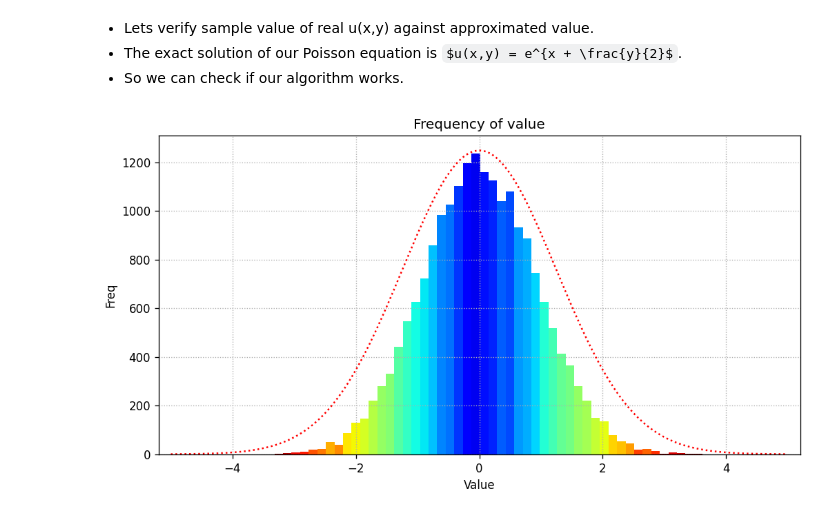
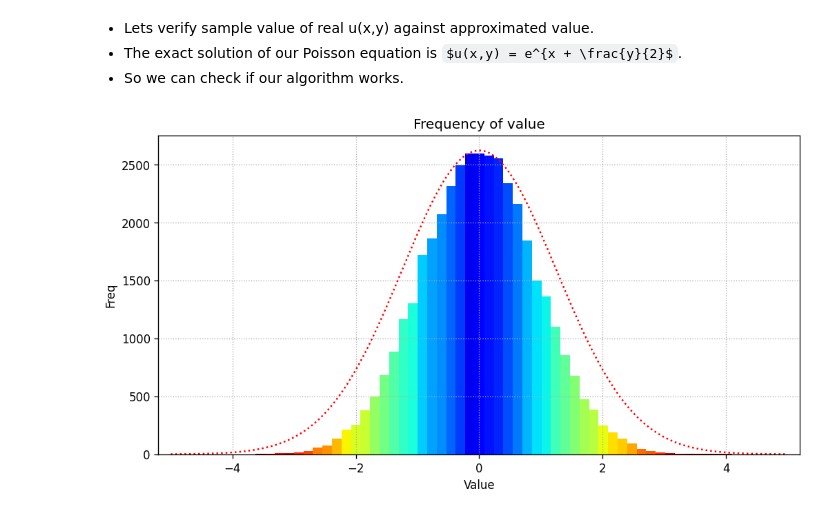
Before and after one commit to samyzaf/edueda, a Jupyter notebook: randwalk.ipynb, the cells around one changed output. Saved outputs shown, nothing was run; the diff lists cells and outputs as text; code cells hidden in the pictures; some formulas as TeX source.

```diff
--- a/randwalk.ipynb
+++ b/randwalk.ipynb
@@ -114,6 +113,6 @@ def normal_dist_buckets(n=1000, nbuckets=20):
 
     plt.show()
 # %%
-normal_dist_buckets(20000, 50)
+normal_dist_buckets(40000, 50)
 # %% [output]
-[figure, old version]
+[figure, new version]
```
Also changed, not shown: parts of 1 cell of this notebook.
